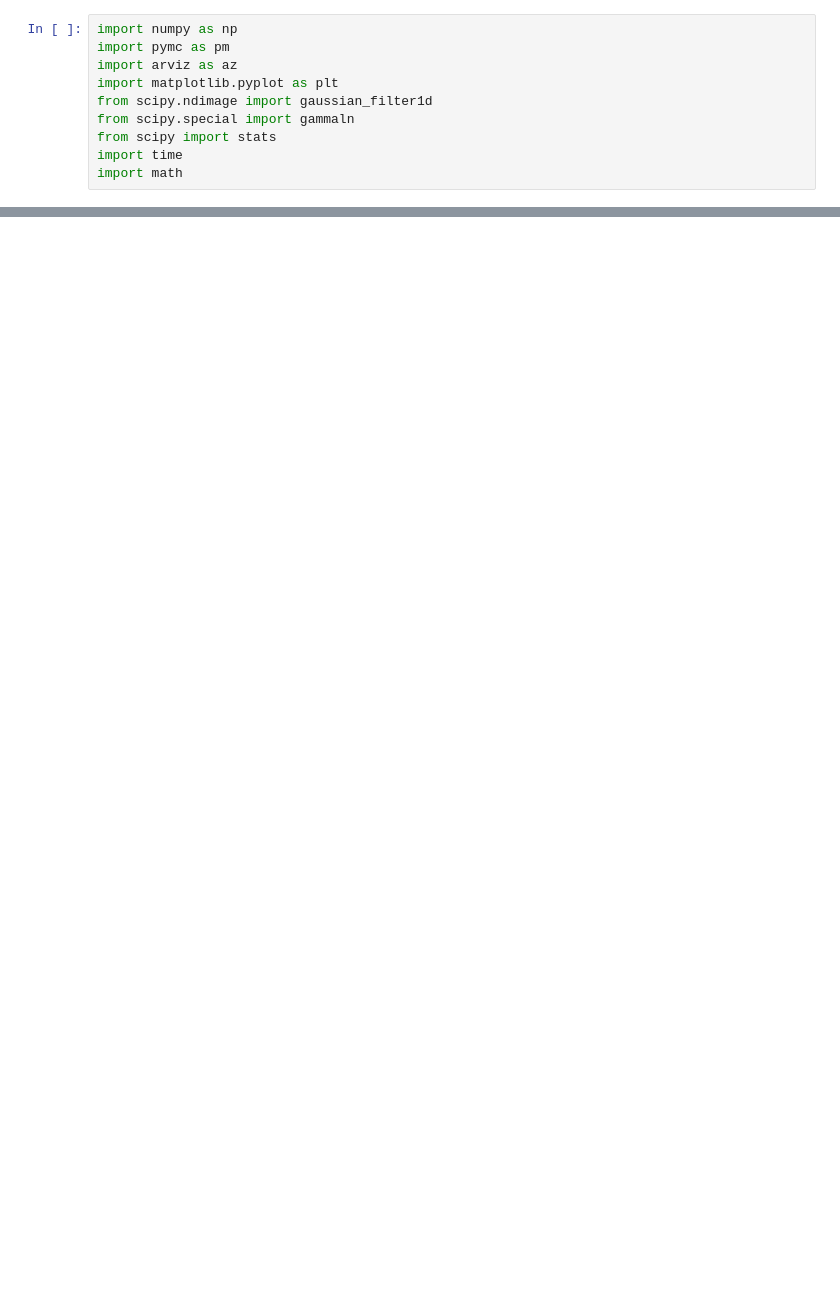
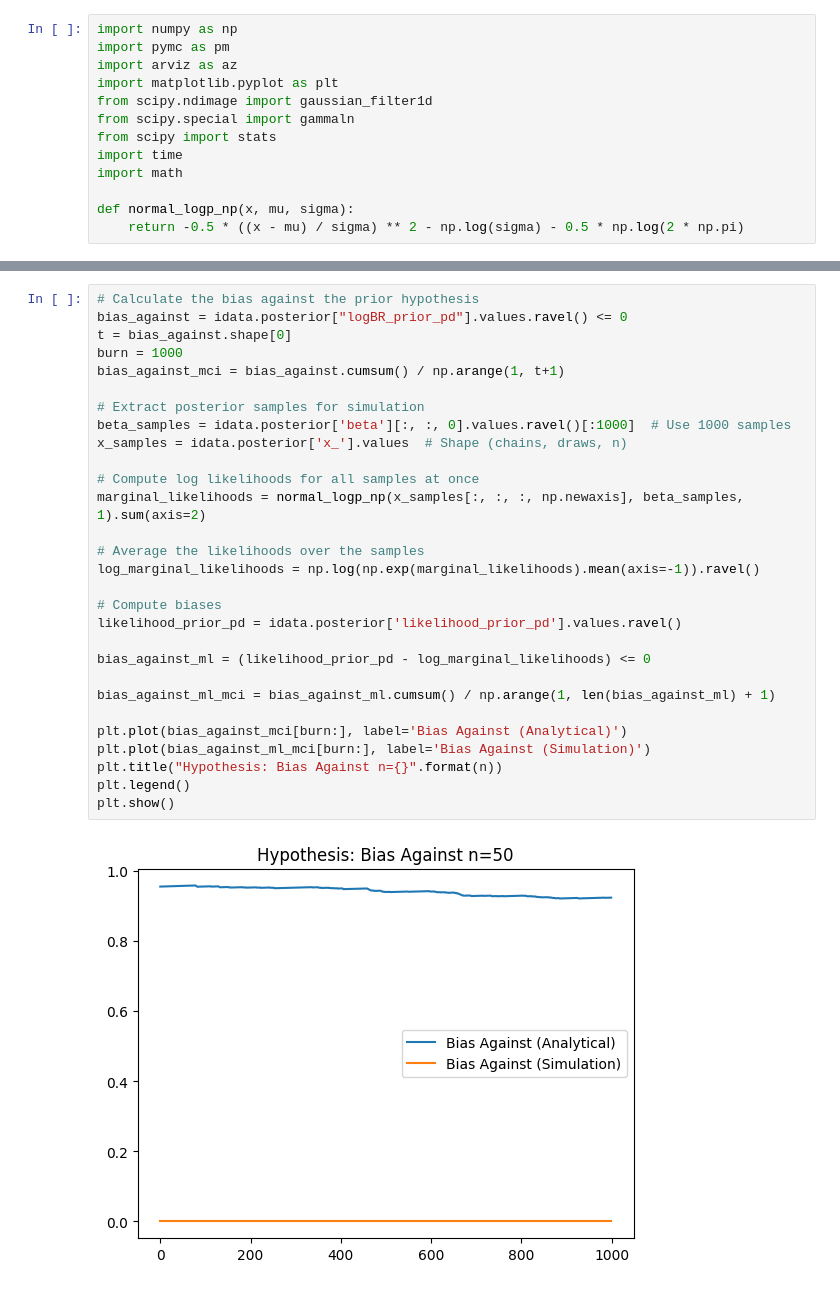
Before and after one commit to javmencia/RelativeBelief, a Jupyter notebook: RegressionModel.ipynb, the cells around one changed output, grey strips where cells are left out. Saved outputs shown, nothing was run; the diff lists cells and outputs as text; blank space fills up the shorter version.

```diff
--- a/RegressionModel.ipynb
+++ b/RegressionModel.ipynb
@@ -10,3 +10,6 @@ from scipy.special import gammaln
 from scipy import stats
 import time
 import math
+
+def normal_logp_np(x, mu, sigma):
+    return -0.5 * ((x - mu) / sigma) ** 2 - np.log(sigma) - 0.5 * np.log(2 * np.pi)
@@ -93,0 +84,31 @@ plt.plot(bias_against_mci[burn:], label='Bias Against (Analytical)')
+# %%
+# Calculate the bias against the prior hypothesis
+bias_against = idata.posterior["logBR_prior_pd"].values.ravel() <= 0
+t = bias_against.shape[0]
+burn = 1000
+bias_against_mci = bias_against.cumsum() / np.arange(1, t+1)
+
+# Extract posterior samples for simulation
+beta_samples = idata.posterior['beta'][:, :, 0].values.ravel()[:1000]  # Use 1000 samples
+x_samples = idata.posterior['x_'].values  # Shape (chains, draws, n)
+
+# Compute log likelihoods for all samples at once
+marginal_likelihoods = normal_logp_np(x_samples[:, :, :, np.newaxis], beta_samples, 1).sum(axis=2)
+
+# Average the likelihoods over the samples
+log_marginal_likelihoods = np.log(np.exp(marginal_likelihoods).mean(axis=-1)).ravel()
+
+# Compute biases
+likelihood_prior_pd = idata.posterior['likelihood_prior_pd'].values.ravel()
+
+bias_against_ml = (likelihood_prior_pd - log_marginal_likelihoods) <= 0
+
+bias_against_ml_mci = bias_against_ml.cumsum() / np.arange(1, len(bias_against_ml) + 1)
+
+plt.plot(bias_against_mci[burn:], label='Bias Against (Analytical)')
+plt.plot(bias_against_ml_mci[burn:], label='Bias Against (Simulation)')
+plt.title("Hypothesis: Bias Against n={}".format(n))
+plt.legend()
+plt.show()
+# %% [output]
+[figure, added]
```
Also changed, not shown: parts of 7 cells of this notebook.
